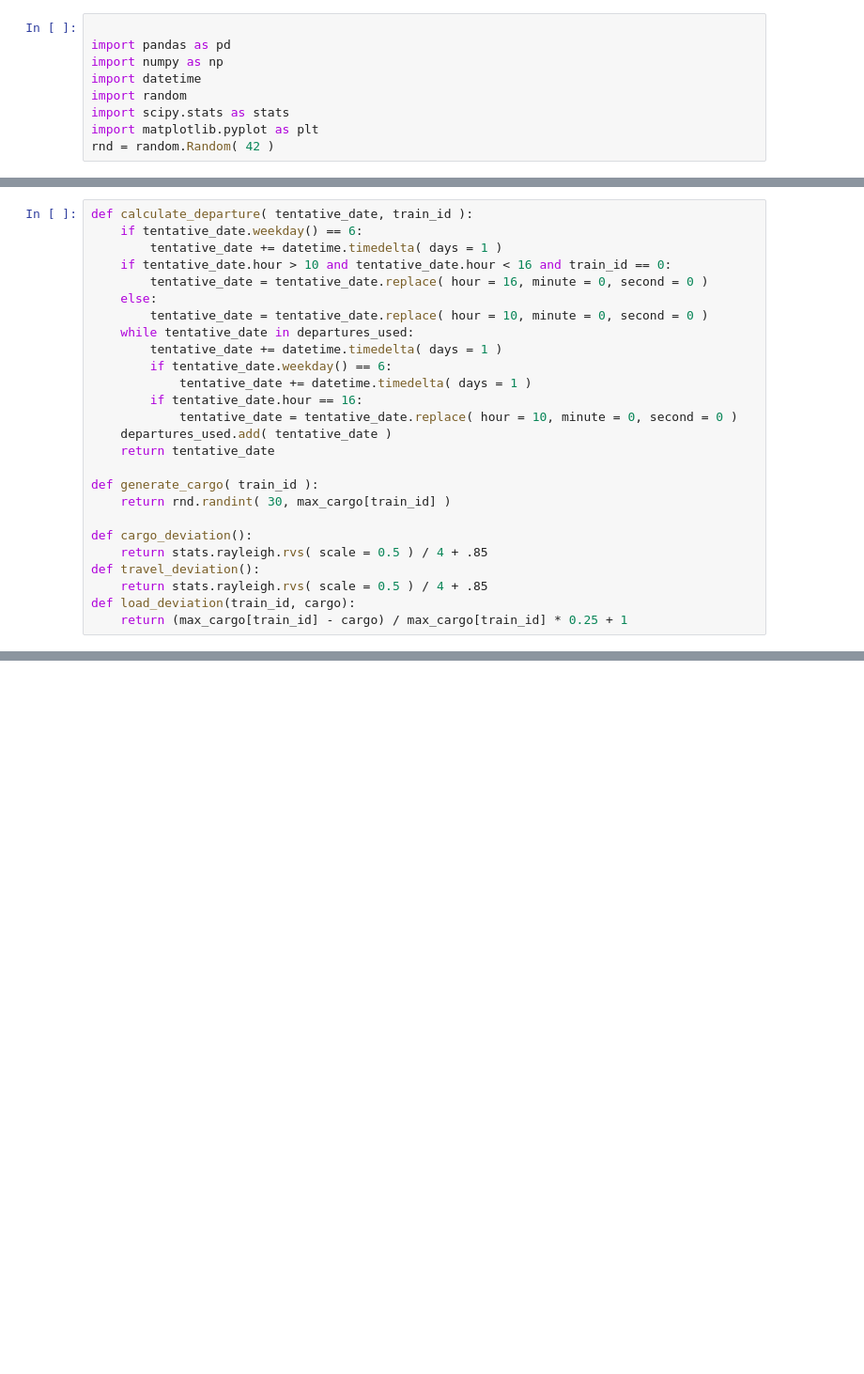
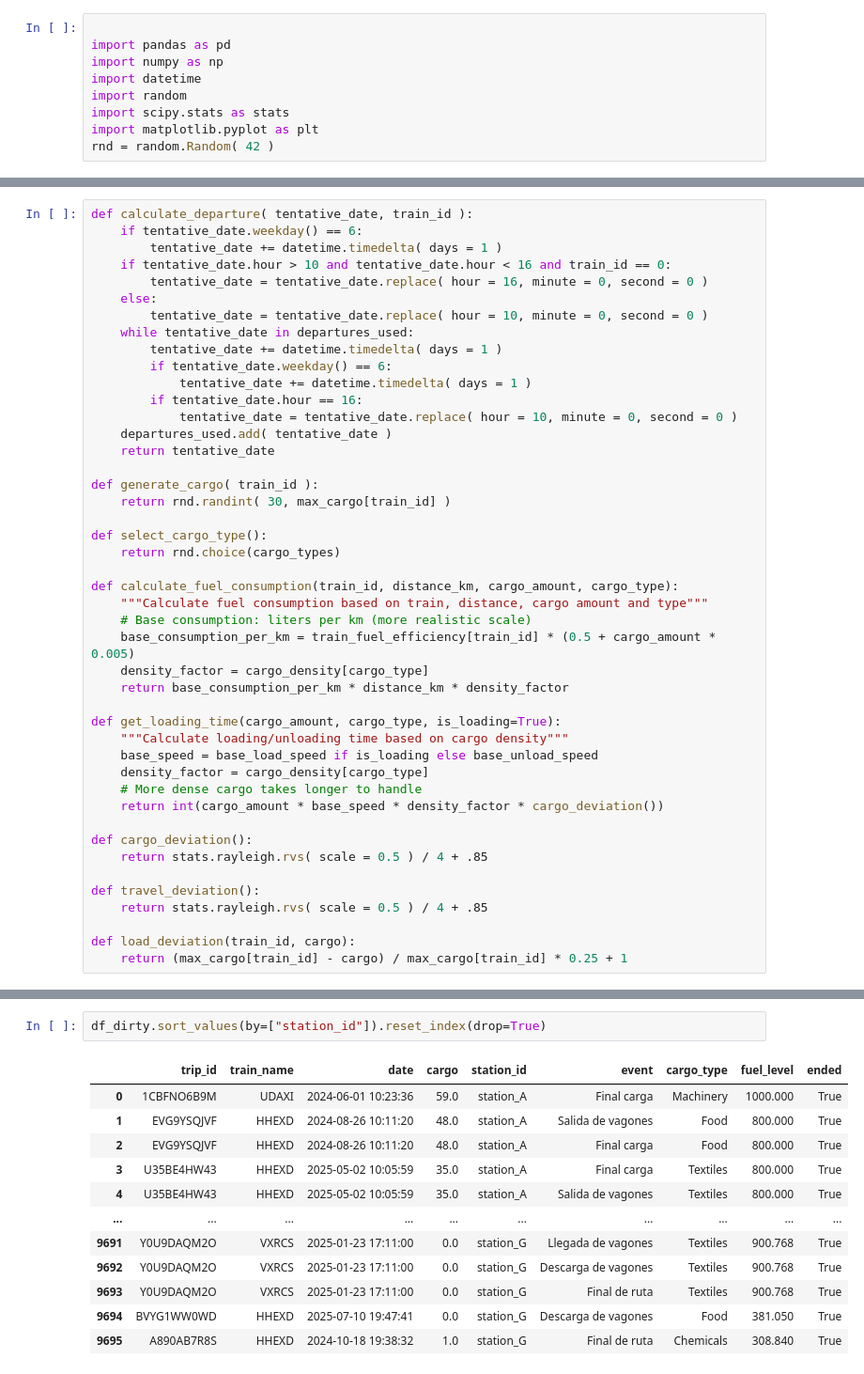
Before and after one commit to jandion/APSV-BusinessIntelligence, a Jupyter notebook: DataGenerator.ipynb, the cells around one changed output, grey strips where cells are left out. Shown: that part at 94% size. Saved outputs shown, nothing was run; the diff lists cells and outputs as text; blank space fills up the shorter version.

```diff
--- a/DataGenerator.ipynb
+++ b/DataGenerator.ipynb
@@ -34,10 +66,29 @@ def calculate_departure( tentative_date, train_id ):
 def generate_cargo( train_id ):
     return rnd.randint( 30, max_cargo[train_id] )
 
+def select_cargo_type():
+    return rnd.choice(cargo_types)
+
+def calculate_fuel_consumption(train_id, distance_km, cargo_amount, cargo_type):
+    """Calculate fuel consumption based on train, distance, cargo amount and type"""
+    # Base consumption: liters per km (more realistic scale)
+    base_consumption_per_km = train_fuel_efficiency[train_id] * (0.5 + cargo_amount * 0.005)
+    density_factor = cargo_density[cargo_type]
+    return base_consumption_per_km * distance_km * density_factor
+
+def get_loading_time(cargo_amount, cargo_type, is_loading=True):
+    """Calculate loading/unloading time based on cargo density"""
+    base_speed = base_load_speed if is_loading else base_unload_speed
+    density_factor = cargo_density[cargo_type]
+    # More dense cargo takes longer to handle
+    return int(cargo_amount * base_speed * density_factor * cargo_deviation())
+
 def cargo_deviation():
     return stats.rayleigh.rvs( scale = 0.5 ) / 4 + .85
+
 def travel_deviation():
     return stats.rayleigh.rvs( scale = 0.5 ) / 4 + .85
+
 def load_deviation(train_id, cargo):
     return (max_cargo[train_id] - cargo) / max_cargo[train_id] * 0.25 + 1
 # %%
@@ -71,0 +291,15 @@ df = pd.DataFrame( data, columns = [ "trip_id", "train_id", "date", "cargo", "st
+# %%
+df_dirty.sort_values(by=["station_id"]).reset_index(drop=True)
+# %% [output]
+|  | trip_id | train_name | date | cargo | station_id | event | cargo_type | fuel_level | ended |
+| 0 | 1CBFNO6B9M | UDAXI | 2024-06-01 10:23:36 | 59.0 | station_A | Final carga | Machinery | 1000.000 | True |
+| 1 | EVG9YSQJVF | HHEXD | 2024-08-26 10:11:20 | 48.0 | station_A | Salida de vagones | Food | 800.000 | True |
+| 2 | EVG9YSQJVF | HHEXD | 2024-08-26 10:11:20 | 48.0 | station_A | Final carga | Food | 800.000 | True |
+| 3 | U35BE4HW43 | HHEXD | 2025-05-02 10:05:59 | 35.0 | station_A | Final carga | Textiles | 800.000 | True |
+| 4 | U35BE4HW43 | HHEXD | 2025-05-02 10:05:59 | 35.0 | station_A | Salida de vagones | Textiles | 800.000 | True |
+| ... | ... | ... | ... | ... | ... | ... | ... | ... | ... |
+| 9691 | Y0U9DAQM2O | VXRCS | 2025-01-23 17:11:00 | 0.0 | station_G | Llegada de vagones | Textiles | 900.768 | True |
+| 9692 | Y0U9DAQM2O | VXRCS | 2025-01-23 17:11:00 | 0.0 | station_G | Descarga de vagones | Textiles | 900.768 | True |
+| 9693 | Y0U9DAQM2O | VXRCS | 2025-01-23 17:11:00 | 0.0 | station_G | Final de ruta | Textiles | 900.768 | True |
+| 9694 | BVYG1WW0WD | HHEXD | 2025-07-10 19:47:41 | 0.0 | station_G | Descarga de vagones | Food | 381.050 | True |
+| 9695 | A890AB7R8S | HHEXD | 2024-10-18 19:38:32 | 1.0 | station_G | Final de ruta | Chemicals | 308.840 | True |
```
Also changed, not shown: parts of 38 cells of this notebook, 14 other files.
